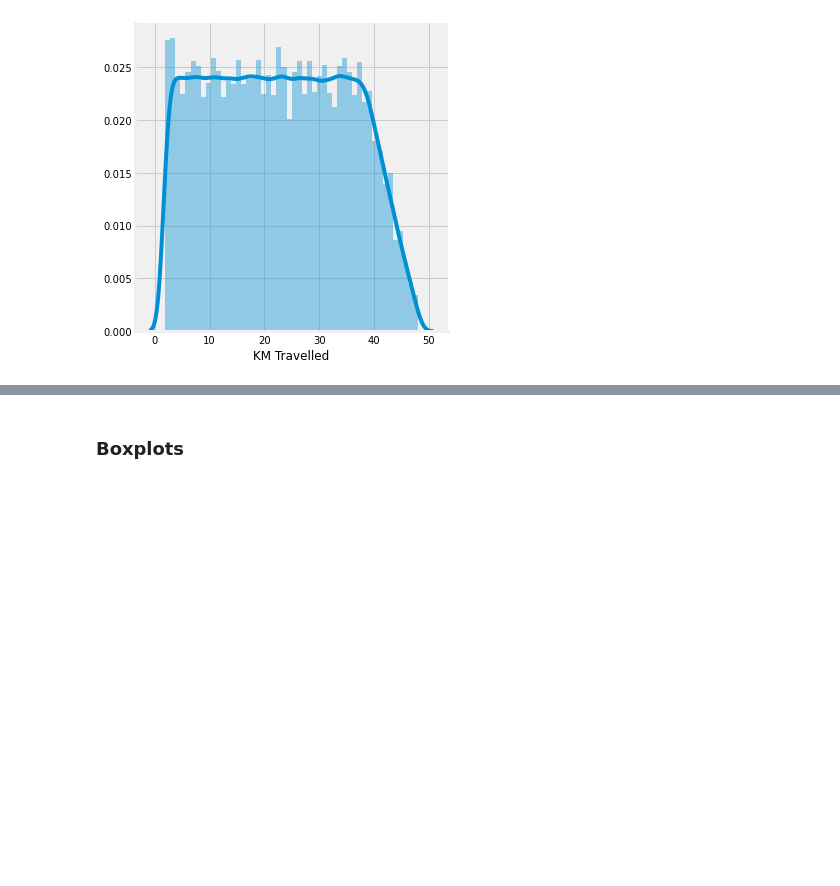
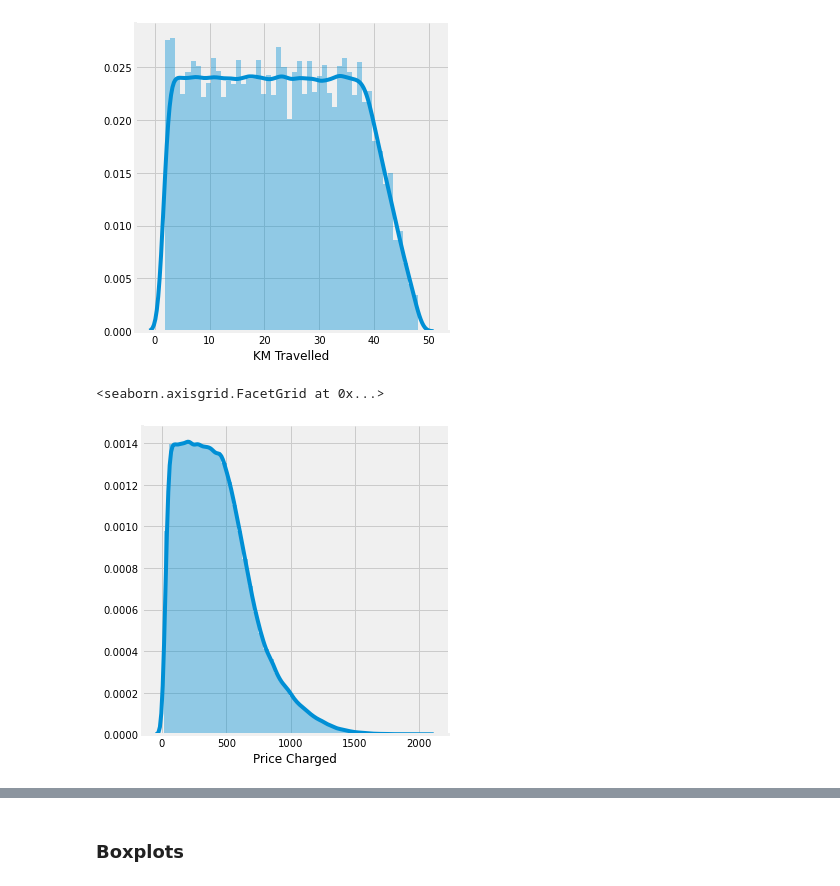
Before and after one commit to DataDaimon/DataGlacier, a Jupyter notebook: Week 02/Jupyter/Week 02 EDA.ipynb, the cells around one changed output, grey strips where cells are left out. Saved outputs shown, nothing was run; the diff lists cells and outputs as text; code cells hidden in the pictures; blank space fills up the shorter version.

```diff
--- a/Week 02/Jupyter/Week 02 EDA.ipynb
+++ b/Week 02/Jupyter/Week 02 EDA.ipynb
@@ -177,3 +196,8 @@ sns.FacetGrid(cab_df,height=5).map(sns.distplot,"KM Travelled").add_legend()
 # %% [output]
 <seaborn.axisgrid.FacetGrid at 0x...>
 [figure]
+# %%
+sns.FacetGrid(cab_df,height=5).map(sns.distplot,"Price Charged").add_legend()
+# %% [output]
+<seaborn.axisgrid.FacetGrid at 0x...>
+[figure, added]
```
Also changed, not shown: parts of 79 cells of this notebook, 6 other files.
